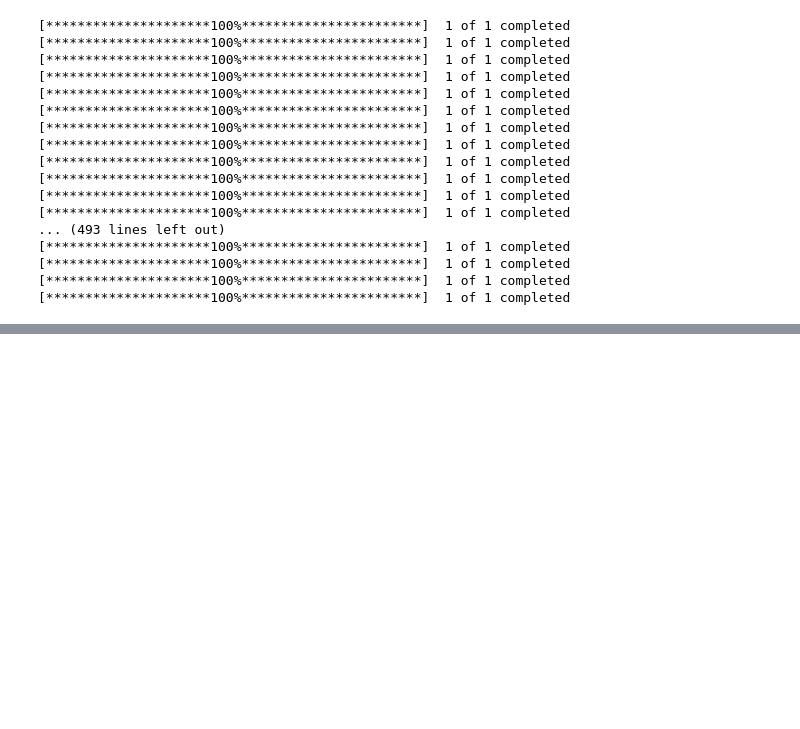
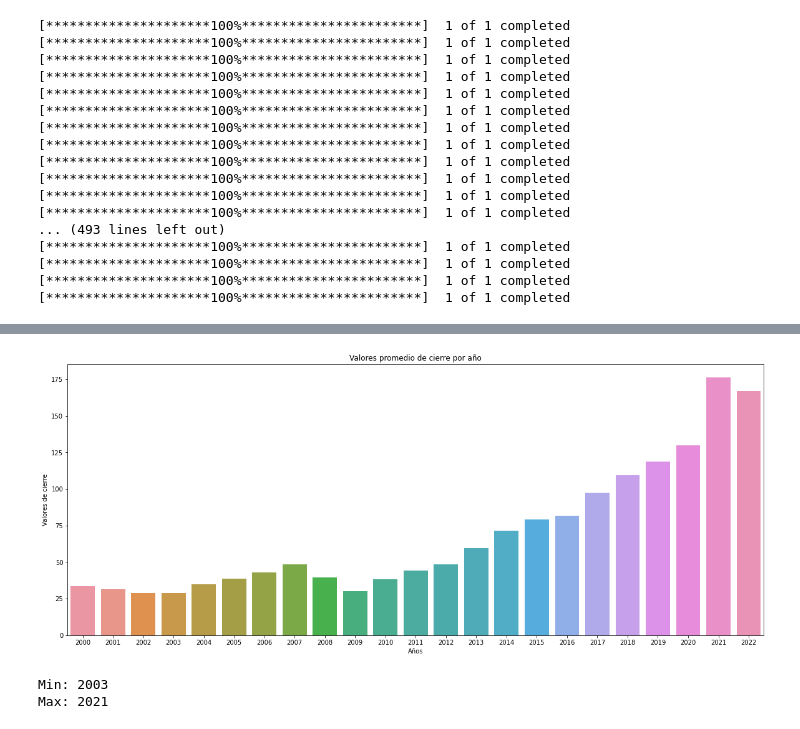
Before and after one commit to Ezemettler/PI2-DA, a Jupyter notebook: EDA_PI2DA.ipynb, the cells around one changed output, grey strips where cells are left out. Cells and saved outputs as stored; diff of their text form; code cells hidden in the pictures; blank space fills up the shorter version.

Commit message:
Analisis gráfico de precios de cierre por año

```diff
--- a/EDA_PI2DA.ipynb
+++ b/EDA_PI2DA.ipynb
@@ -101,0 +158,5 @@ df
+# %%
+# Reseteamos los indices
+
+df.reset_index(drop = True, inplace = True)
+df
@@ -101,0 +177,5 @@ df
+# %%
+# Vamos a generar una columna con el año.mes para luego graficar
+
+df['Year'] = df['Date'].dt.year
+df.head()
@@ -101,0 +189,5 @@ df
+# %%
+# Armamos un promedio de precios por año
+
+hist_price = df.groupby(['Year']).mean()
+hist_price.head()
@@ -101,0 +202,4 @@ df
+# %%
+hist_price['Year'] = hist_price.index
+hist_price.reset_index(drop = True, inplace = True)
+hist_price.head()
@@ -101,0 +213,23 @@ df
+# %%
+# Graficamos
+
+plt.figure(figsize=(20, 8))       # Tamaño de gráfico
+sns.barplot(x='Year', y='Close', data=hist_price)
+plt.title('Valores promedio de cierre por año')
+plt.xlabel('Años')
+plt.ylabel('Valores de cierre')
+plt.show()
+# %% [output]
+[figure, added]
+# %%
+# Pico min
+min = hist_price['Close'].idxmin()
+print("Min:", hist_price['Year'].iloc[min] )
+
+
+# Pico max
+max = hist_price['Close'].idxmax()
+print("Max:", hist_price['Year'].iloc[max] )
+# %% [output]
+Min: 2003
+Max: 2021
```
Also changed, not shown: parts of 16 cells of this notebook.
